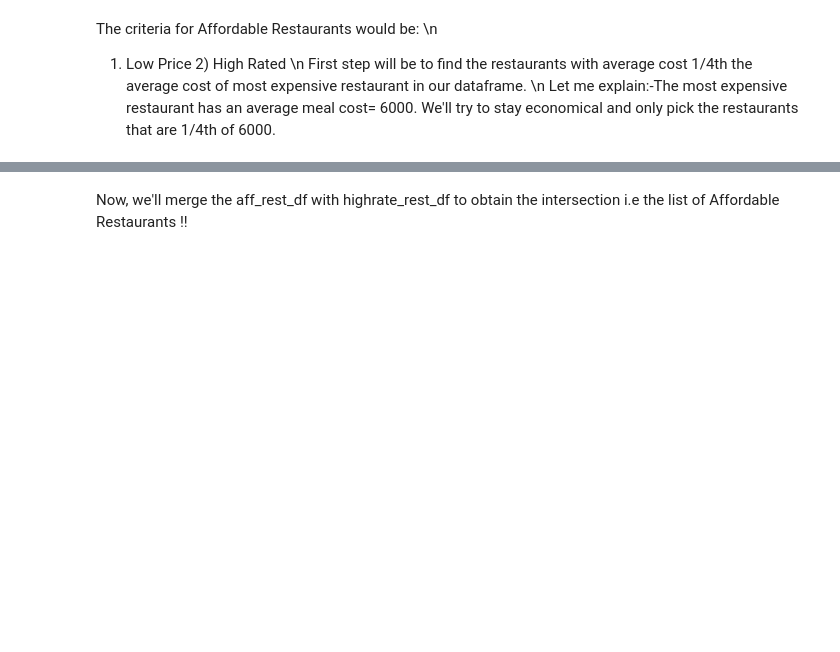
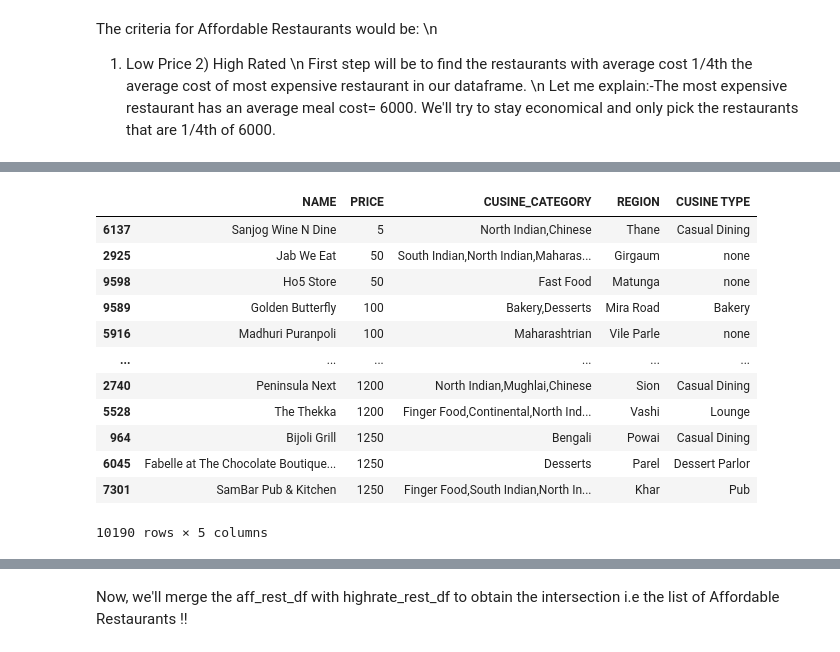
Before and after one commit to AIHemalatha/Data-Visualization, a Jupyter notebook: Zomato Mumbai.ipynb, the cells around one changed output, grey strips where cells are left out. Saved outputs shown, nothing was run; the diff lists cells and outputs as text; code cells hidden in the pictures; blank space fills up the shorter version.

```diff
--- a/Zomato Mumbai.ipynb
+++ b/Zomato Mumbai.ipynb
@@ -600,9 +743,24 @@ one_fourth_price
 # %%
 # Finding list of restaurants that have price less than and equal to 1/4th of the max price i.e Finding Cheap Restauran
 
 aff_rest_df = zomato_df[['NAME', 'PRICE', 'CUSINE_CATEGORY', 'REGION', 'CUSINE TYPE']]
 aff_rest_df = aff_rest_df[aff_rest_df['PRICE'] <= 1250]
-aff_rest_df.sort_values(by='PRICE', inplace=True) aff_rest_df
+aff_rest_df.sort_values(by='PRICE', inplace=True)
+aff_rest_df
+# %% [output]
+|  | NAME | PRICE | CUSINE_CATEGORY | REGION | CUSINE TYPE |
+| 6137 | Sanjog Wine N Dine | 5 | North Indian,Chinese | Thane | Casual Dining |
+| 2925 | Jab We Eat | 50 | South Indian,North Indian,Maharas... | Girgaum | none |
+| 9598 | Ho5 Store | 50 | Fast Food | Matunga | none |
+| 9589 | Golden Butterfly | 100 | Bakery,Desserts | Mira Road | Bakery |
+| 5916 | Madhuri Puranpoli | 100 | Maharashtrian | Vile Parle | none |
+| ... | ... | ... | ... | ... | ... |
+| 2740 | Peninsula Next | 1200 | North Indian,Mughlai,Chinese | Sion | Casual Dining |
+| 5528 | The Thekka | 1200 | Finger Food,Continental,North Ind... | Vashi | Lounge |
+| 964 | Bijoli Grill | 1250 | Bengali | Powai | Casual Dining |
+| 6045 | Fabelle at The Chocolate Boutique... | 1250 | Desserts | Parel | Dessert Parlor |
+| 7301 | SamBar Pub & Kitchen | 1250 | Finger Food,South Indian,North In... | Khar | Pub |
+10190 rows × 5 columns
 # %%
 # Finding the highest rated list of restaurants
 
```
Also changed, not shown: parts of 25 cells of this notebook.
